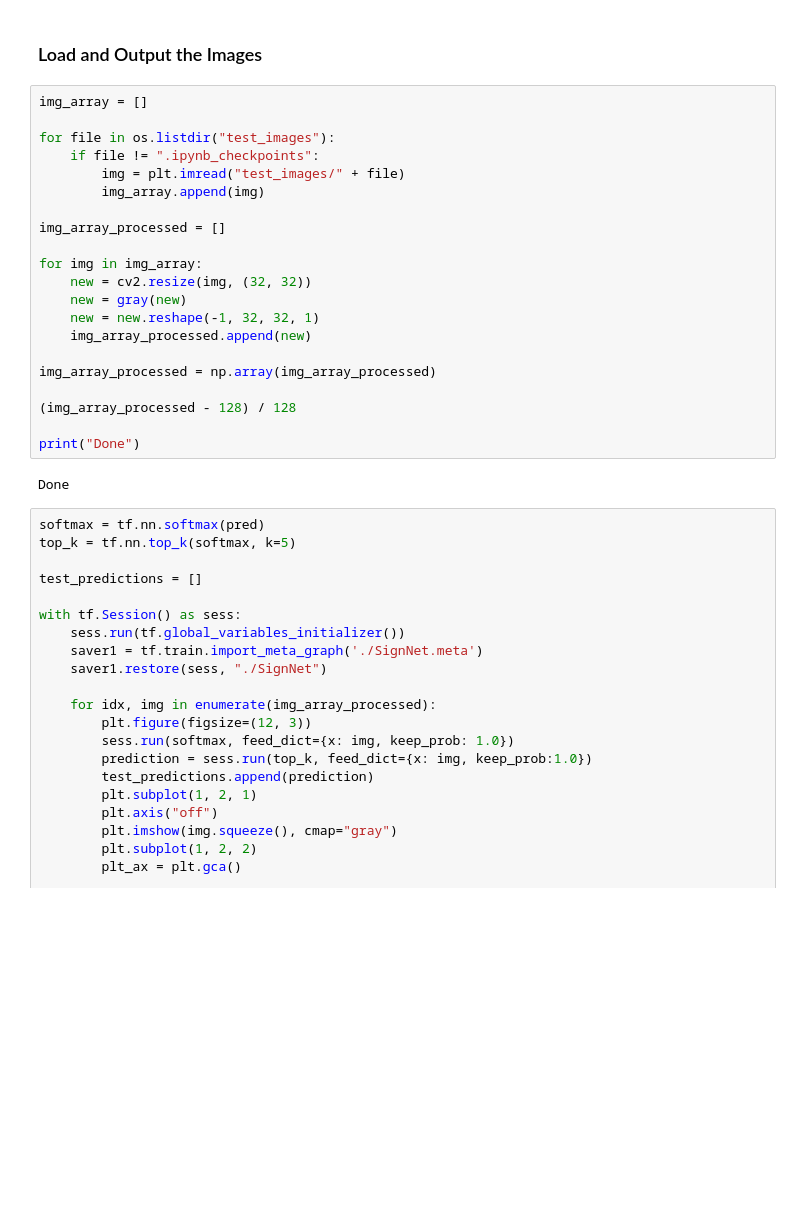
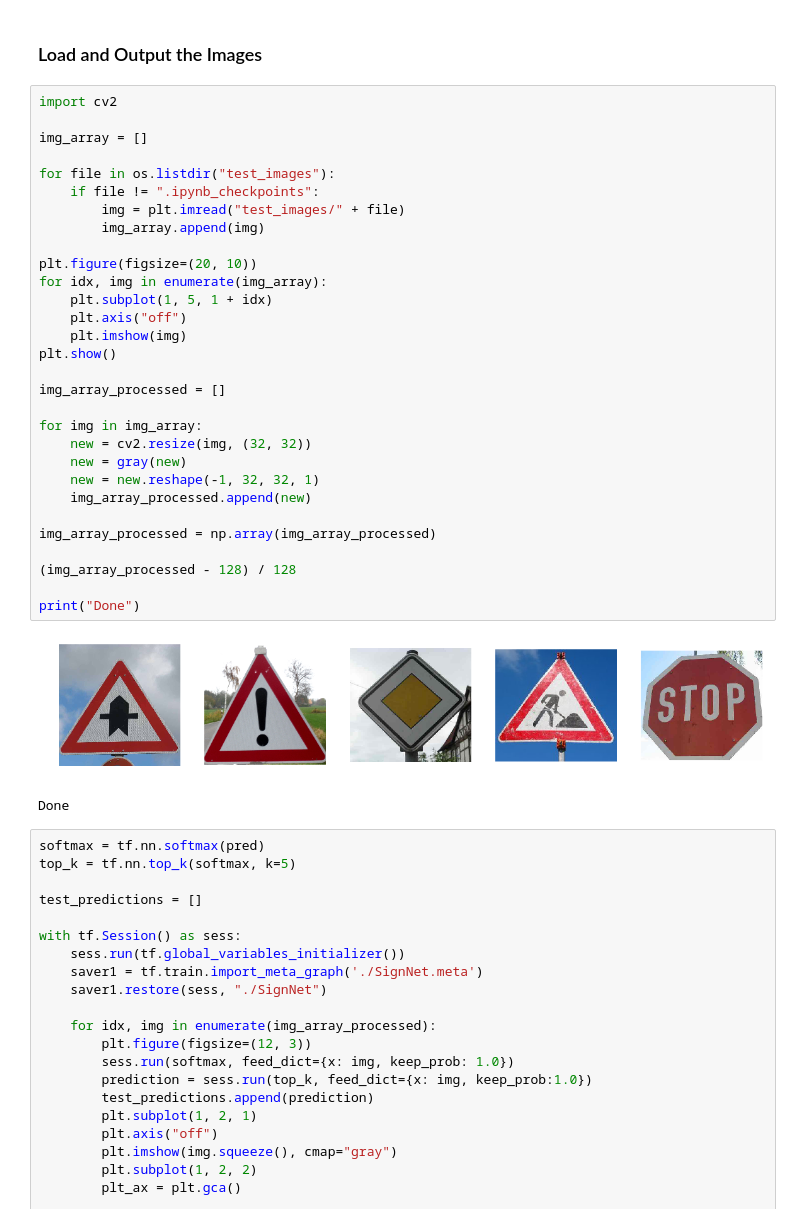
Before and after one commit to Charles-Catta/German-Traffic-Sign-Classifier, a Jupyter notebook: Traffic_Sign_Classifier.ipynb, the cells around one changed output. Saved outputs shown, nothing was run; the diff lists cells and outputs as text; blank space fills up the shorter version.

```diff
--- a/Traffic_Sign_Classifier.ipynb
+++ b/Traffic_Sign_Classifier.ipynb
@@ -534,27 +534,37 @@ You may find `signnames.csv` useful as it contains mappings from the class id (i
 # %% [markdown]
 ### Load and Output the Images
 # %%
+import cv2
+
 img_array = []
 
 for file in os.listdir("test_images"):
     if file != ".ipynb_checkpoints":
         img = plt.imread("test_images/" + file)
         img_array.append(img)
+
+plt.figure(figsize=(20, 10))
+for idx, img in enumerate(img_array):
+    plt.subplot(1, 5, 1 + idx)
+    plt.axis("off")
+    plt.imshow(img)
+plt.show()
 
 img_array_processed = []
 
 for img in img_array:
     new = cv2.resize(img, (32, 32))
     new = gray(new)
     new = new.reshape(-1, 32, 32, 1)
     img_array_processed.append(new)
 
 img_array_processed = np.array(img_array_processed)
 
 (img_array_processed - 128) / 128
 
 print("Done")
 # %% [output]
+[figure, added]
 Done
 # %%
 softmax = tf.nn.softmax(pred)
```
Also changed, not shown: parts of 1 cell of this notebook, 10 other files.
